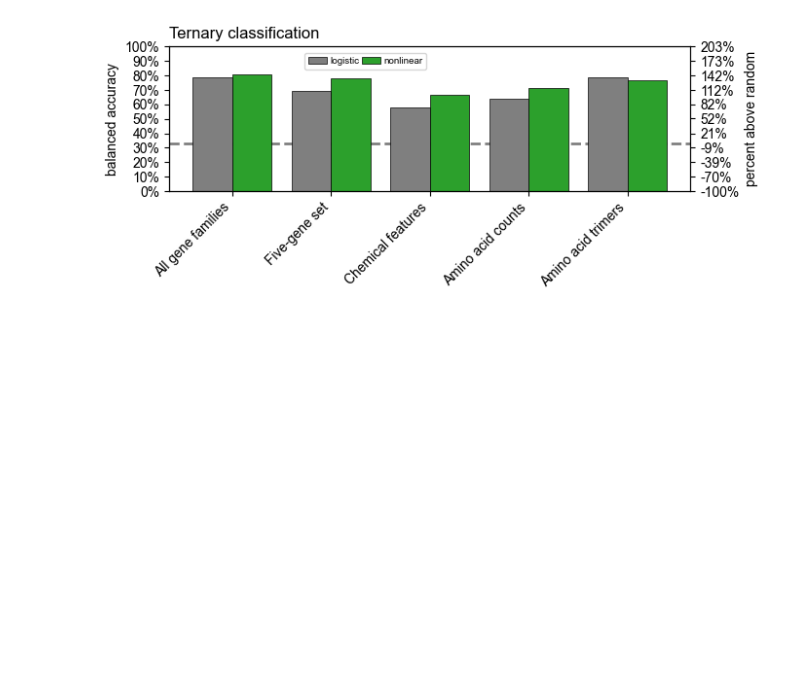
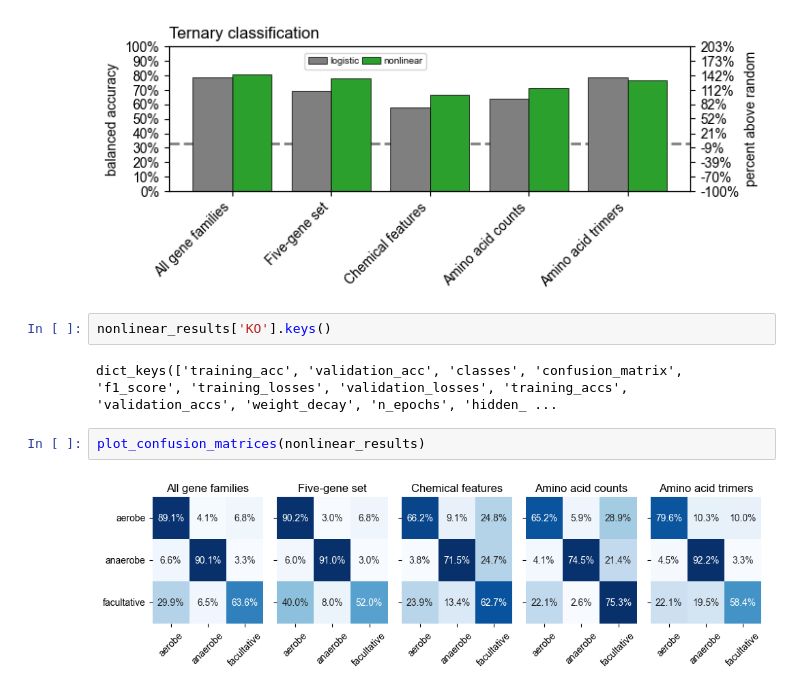
Before and after one commit to jgoldford/aerobot, a Jupyter notebook: aerobot/notebooks/classifiers.ipynb, the cells around one changed output. Cells and saved outputs as stored; diff of their text form; blank space fills up the shorter version.

```diff
--- a/aerobot/notebooks/classifiers.ipynb
+++ b/aerobot/notebooks/classifiers.ipynb
@@ -38,3 +38,11 @@ plot_model_accuracy_barplot(nonlinear_results)
 plot_model_comparison_barplot(nonlinear_results, logistic_results)
 # %% [output]
 [figure]
+# %%
+nonlinear_results['KO'].keys()
+# %% [output]
+dict_keys(['training_acc', 'validation_acc', 'classes', 'confusion_matrix', 'f1_score', 'training_losses', 'validation_losses', 'training_accs', 'validation_accs', 'weight_decay', 'n_epochs', 'hidden_ ...
+# %%
+plot_confusion_matrices(nonlinear_results)
+# %% [output]
+[figure, added]
```
Also changed, not shown: 4 other files.
